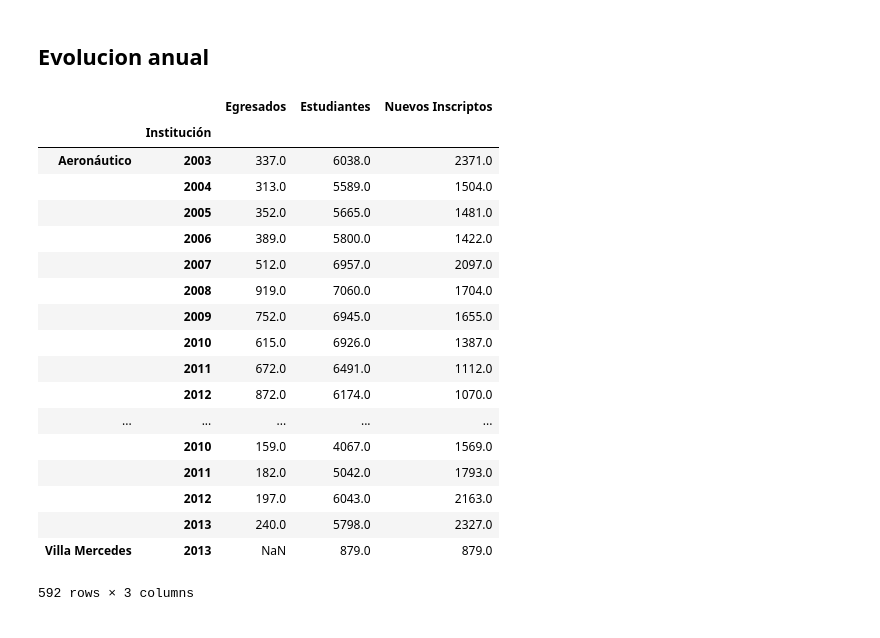
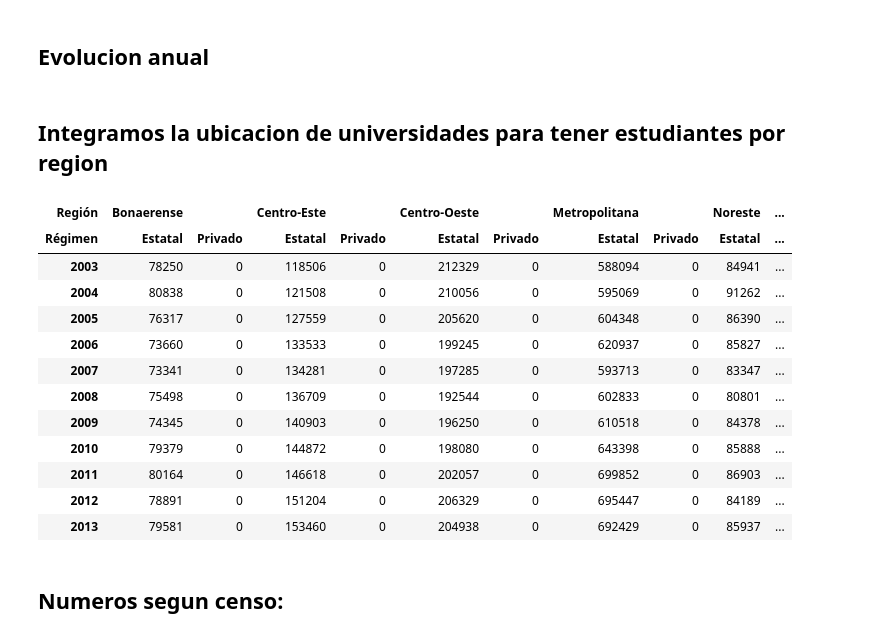
Before and after one commit to matuteiglesias/datosARG_Educacion, a Jupyter notebook: anuario_2013/clean/Merging cleaned tables.ipynb, the cells around one changed output. Drawn from its saved outputs; the diff is of its cells as text; code cells hidden in the pictures.

```diff
--- a/anuario_2013/clean/Merging cleaned tables.ipynb
+++ b/anuario_2013/clean/Merging cleaned tables.ipynb
@@ -94,24 +75,34 @@ df_est = pd.read_csv('./cuadro_2.1.1.csv', header = [0, 1], index_col=0, thousan
 df_ni = pd.read_csv('./cuadro_2.1.2.csv', header = [0, 1], index_col=0, thousands='.')
 df_egr = pd.read_csv('./cuadro_2.1.3.csv', header = [0, 1], index_col=0, thousands='.')
 
-pd.DataFrame(pd.concat([df_est, df_ni, df_egr], axis = 1, sort = True).stack())
+df = pd.DataFrame(pd.concat([df_est, df_ni, df_egr], axis = 1, sort = True).stack())
+df = df.loc[[i for i in df.index if 'Total' not in i]] # Remover rows de totales
-# %% [output]
-|  |  | Egresados | Estudiantes | Nuevos Inscriptos |
-|  | Institución |  |  |  |
-| Aeronáutico | 2003 | 337.0 | 6038.0 | 2371.0 |
-|  | 2004 | 313.0 | 5589.0 | 1504.0 |
-|  | 2005 | 352.0 | 5665.0 | 1481.0 |
-|  | 2006 | 389.0 | 5800.0 | 1422.0 |
-|  | 2007 | 512.0 | 6957.0 | 2097.0 |
-|  | 2008 | 919.0 | 7060.0 | 1704.0 |
-|  | 2009 | 752.0 | 6945.0 | 1655.0 |
-|  | 2010 | 615.0 | 6926.0 | 1387.0 |
-|  | 2011 | 672.0 | 6491.0 | 1112.0 |
-|  | 2012 | 872.0 | 6174.0 | 1070.0 |
-| ... | ... | ... | ... | ... |
-|  | 2010 | 159.0 | 4067.0 | 1569.0 |
-|  | 2011 | 182.0 | 5042.0 | 1793.0 |
-|  | 2012 | 197.0 | 6043.0 | 2163.0 |
-|  | 2013 | 240.0 | 5798.0 | 2327.0 |
-| Villa Mercedes | 2013 | NaN | 879.0 | 879.0 |
-592 rows × 3 columns
+# %% [markdown]
+## Integramos la ubicacion de universidades para tener estudiantes por region
+# %%
+ests = df['Estudiantes'].unstack()
+instit = pd.read_csv('./instituciones.csv', encoding = 'latin', index_col=0)
+
+ests_inst = pd.concat([ests, instit], axis = 1, sort = False)
+# %%
+# ests.merge(instit)
+
+grouped = ests_inst.groupby(['Región', 'Régimen']).sum()
+# %%
+grouped.T.style.bar(color='#d65f5f', vmin = 0, vmax = 700000)
+# %% [output]
+| Región | Bonaerense |  | Centro-Este |  | Centro-Oeste |  | Metropolitana |  | Noreste | ... |
+| Régimen | Estatal | Privado | Estatal | Privado | Estatal | Privado | Estatal | Privado | Estatal | ... |
+| 2003 | 78250 | 0 | 118506 | 0 | 212329 | 0 | 588094 | 0 | 84941 | ... |
+| 2004 | 80838 | 0 | 121508 | 0 | 210056 | 0 | 595069 | 0 | 91262 | ... |
+| 2005 | 76317 | 0 | 127559 | 0 | 205620 | 0 | 604348 | 0 | 86390 | ... |
+| 2006 | 73660 | 0 | 133533 | 0 | 199245 | 0 | 620937 | 0 | 85827 | ... |
+| 2007 | 73341 | 0 | 134281 | 0 | 197285 | 0 | 593713 | 0 | 83347 | ... |
+| 2008 | 75498 | 0 | 136709 | 0 | 192544 | 0 | 602833 | 0 | 80801 | ... |
+| 2009 | 74345 | 0 | 140903 | 0 | 196250 | 0 | 610518 | 0 | 84378 | ... |
+| 2010 | 79379 | 0 | 144872 | 0 | 198080 | 0 | 643398 | 0 | 85888 | ... |
+| 2011 | 80164 | 0 | 146618 | 0 | 202057 | 0 | 699852 | 0 | 86903 | ... |
+| 2012 | 78891 | 0 | 151204 | 0 | 206329 | 0 | 695447 | 0 | 84189 | ... |
+| 2013 | 79581 | 0 | 153460 | 0 | 204938 | 0 | 692429 | 0 | 85937 | ... |
+# %% [markdown]
+## Numeros segun censo:
```
Also changed, not shown: parts of 11 cells of this notebook, 1 other file.
